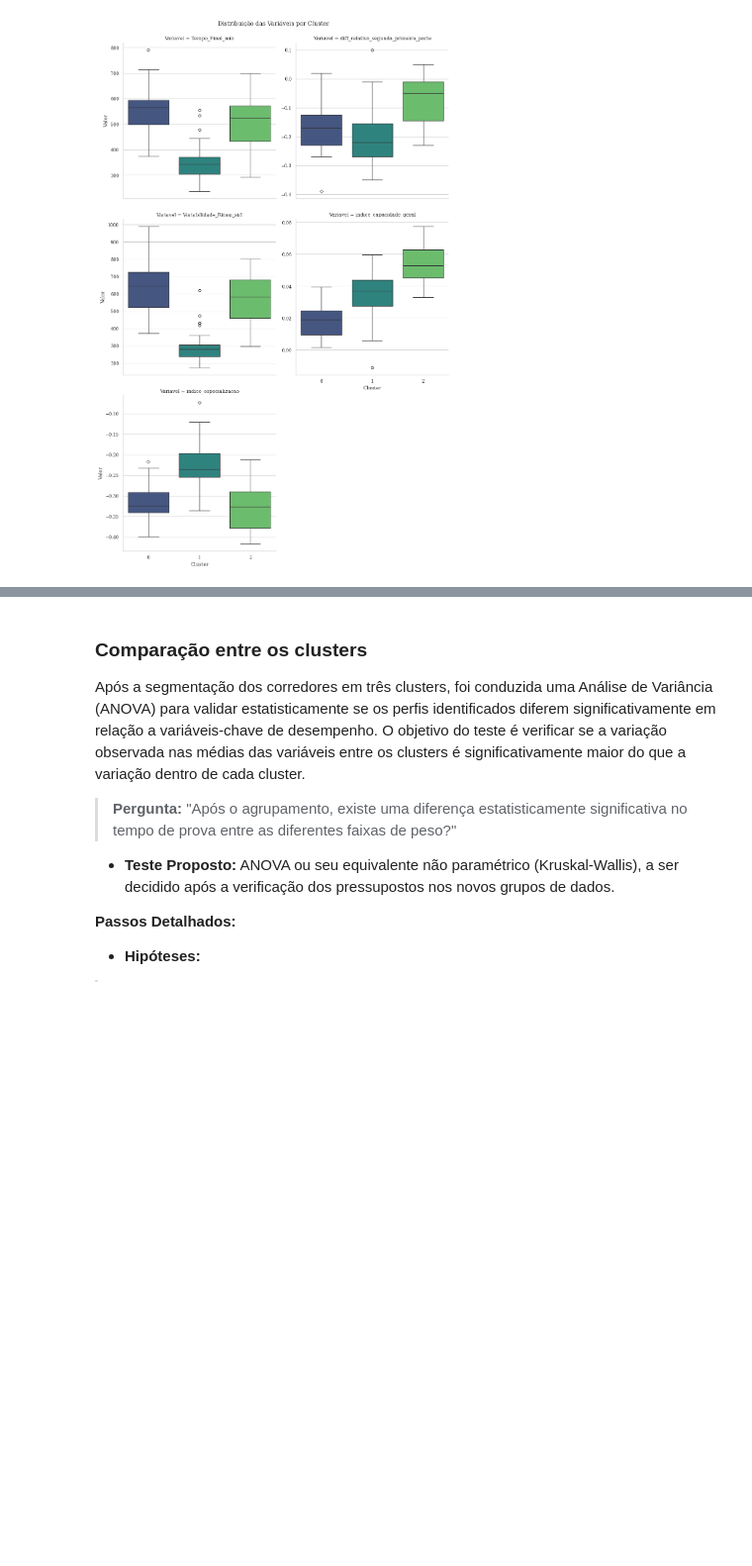
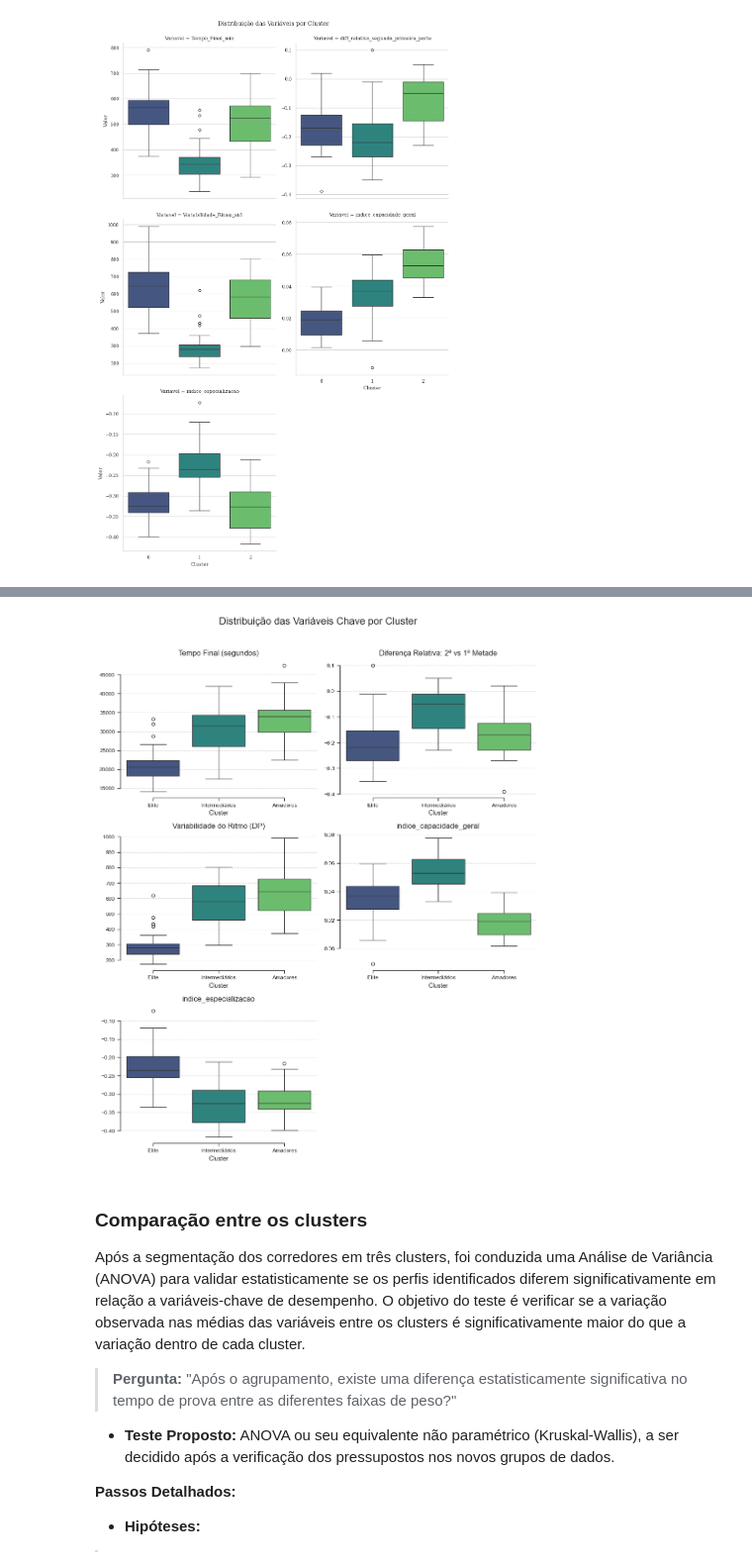
Before and after one commit to joaomts/-strava_analytics, a Jupyter notebook: analises_finais.ipynb, the cells around one changed output, grey strips where cells are left out. Shown at 99% size. Cells and saved outputs as stored; diff of their text form; code cells hidden in the pictures; blank space fills up the shorter version.

```diff
--- a/analises_finais.ipynb
+++ b/analises_finais.ipynb
@@ -480,3 +480,11 @@ Passing `palette` without assigning `hue` is deprecated and will be removed in v
 
   g = sns.catplot(
 [figure]
+# %%
+import math
+
+df_boxplot = df_segundos.dropna(subset=["cluster"]).copy()
+# 1. Mapear os números dos clusters para os nomes desejados
+mapeamento_clusters = {0: "Amadores", 1: "Elite", 2: "Intermediários"}
+df_boxplot["cluster"] = df_boxplot["cluster"].map(mapeamento_clusters)
+df_boxplot.head()
@@ -483,3 +499,61 @@ Passing `palette` without assigning `hue` is deprecated and will be removed in v
+# %%
+features_usadas = [
+    "Tempo_Final_seg",
+    "diff_relativa_segunda_primeira_parte",
+    "Variabilidade_Ritmo_std",
+    "indice_capacidade_geral",
+    "indice_especializacao",
+]
+
+titulos_features = {
+    "Tempo_Final_seg": "Tempo Final (segundos)",
+    "Variabilidade_Ritmo_std": "Variabilidade do Ritmo (DP)",
+    "diff_relativa_segunda_primeira_parte": "Diferença Relativa: 2ª vs 1ª Metade",
+    "indice_subida": "Índice de Subida",
+    "indice_descida": "Índice de Descida",
+}
+
+# 2. Calcular dinamicamente o número de linhas e colunas para os subplots
+n_features = len(features_usadas)
+n_cols = 2
+n_rows = math.ceil(n_features / n_cols)  # Arredonda para cima
+
+# 3. Definir o tema e criar a figura
+sns.set_theme(style="ticks", context="paper")
+fig, axes = plt.subplots(nrows=n_rows, ncols=n_cols, figsize=(n_cols * 5, n_rows * 4))
+fig.suptitle("Distribuição das Variáveis Chave por Cluster", fontsize=16, y=1.02)
+axes = axes.flatten()  # Transforma a matriz de eixos em uma lista
+
+# 4. Loop para criar cada boxplot
+for i, feature in enumerate(features_usadas):
+    ax = axes[i]
+    sns.boxplot(
+        data=df_boxplot,
+        x="cluster",
+        y=feature,
+        hue="cluster",  # Recomendado pela nova sintaxe do Seaborn
+        palette="viridis",
+        legend=False,  # Legenda é redundante aqui
+        ax=ax,
+    )
+    ax.set_title(
+        titulos_features.get(feature, feature), fontsize=12
+    )  # Usa o título do dicionário
+    ax.set_xlabel("Cluster", fontsize=10)
+    ax.set_ylabel("")  # O título já informa a variável
+    ax.grid(axis="y", linestyle="--", alpha=0.7)
+    sns.despine(ax=ax, trim=True)
+
+# 5. Esconder os eixos que não foram usados
+for i in range(n_features, len(axes)):
+    axes[i].set_visible(False)
+
+# 6. Ajustar o layout e salvar
+plt.tight_layout()
+plt.savefig(r"Escrita\Projeto_TCC_FINAL\Imagens\boxplot_clusters_features.png", dpi=300)
+plt.show()
+# %% [output]
+[figure, added]
 # %% [markdown]
 ### Comparação entre os clusters
 
```
Also changed, not shown: parts of 13 cells of this notebook, 2 other files.
